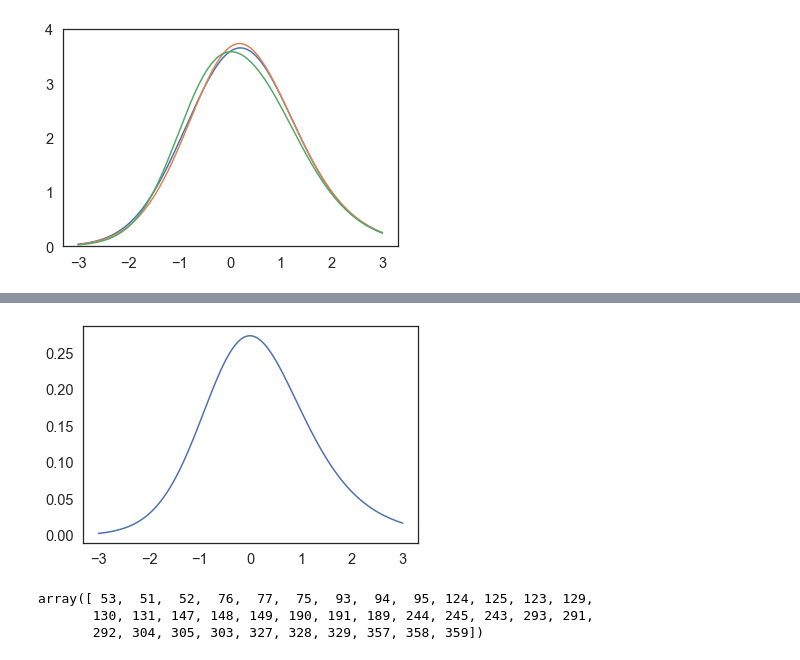
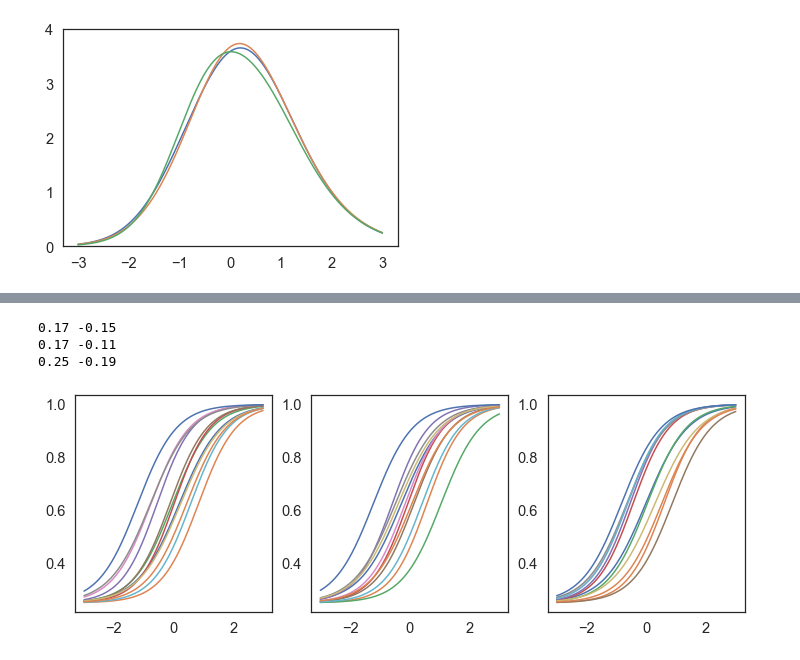
Before and after one commit to ndawlab/mars-irt, a Jupyter notebook: 03_Calibration/XX_mip.ipynb, the cells around one changed output, grey strips where cells are left out. Drawn from its saved outputs; the diff is of its cells as text; code cells hidden in the pictures.

```diff
--- a/03_Calibration/XX_mip.ipynb
+++ b/03_Calibration/XX_mip.ipynb
@@ -206,3 +64,11 @@ plt.ylim(0,4);
+# %%
+ax = sns.scatterplot(
+    x=beta,
+    y=alpha,
+    hue=np.in1d(np.arange(n_item), selected)
+)
+ax.set(xlabel='difficulty', ylabel='discrimination')
+sns.despine()
 # %% [markdown]
 ### Assembly 4a
 # %%
@@ -253,9 +125,11 @@ plt.ylim(0,4);
 # %% [markdown]
 ### Assembly 4b
 # %%
+from mip import Model, xsum, maximize, BINARY
+
 ## Define indices.
 triples = []
-for i in range(0, n_item, 3):
+for i in range(0, len(beta), 3):
     triple = list(range(i,i+3))
     for j in range(3): triples.append(np.roll(triple, j).tolist())
 
@@ -332,21 +199,15 @@ sns.scatterplot(
-# %%
-theta = np.linspace(-3,3,1001)
-
-beta = -0.33
-alpha = 1.5
-
-for alpha in [ 1.33]:
-
-    p = gamma + (1-gamma) * inv_logit(alpha * theta - beta)
-    q = 1-p
-    I = alpha**2 * (q/p) * np.square((p - gamma) / (1 - gamma))
-
-    plt.plot(theta, I)
-# %% [output]
-[figure, removed]
-# %%
-np.concatenate([triples[i] for i in selected])
-# %% [output]
-array([ 53,  51,  52,  76,  77,  75,  93,  94,  95, 124, 125, 123, 129,
-       130, 131, 147, 148, 149, 190, 191, 189, 244, 245, 243, 293, 291,
-       292, 304, 305, 303, 327, 328, 329, 357, 358, 359])
+# %%
+fig, axes = plt.subplots(1,3,figsize=(12,4))
+
+for i, ax in enumerate(axes):
+    ix = [triples[j][i] for j in selected]
+    theta = np.linspace(-3,3,1001)
+    mu = np.outer(theta, alpha[ix]) - beta[ix]
+    p = gamma + (1-gamma) * inv_logit(mu)
+    print(np.mean(p[theta==0] < 0.5).round(2), np.mean(beta[ix]).round(2))
+    ax.plot(theta, p)
+# %% [output]
+0.17 -0.15
+0.17 -0.11
+0.25 -0.19
+[figure, added]
```
Also changed, not shown: parts of 18 cells of this notebook.
